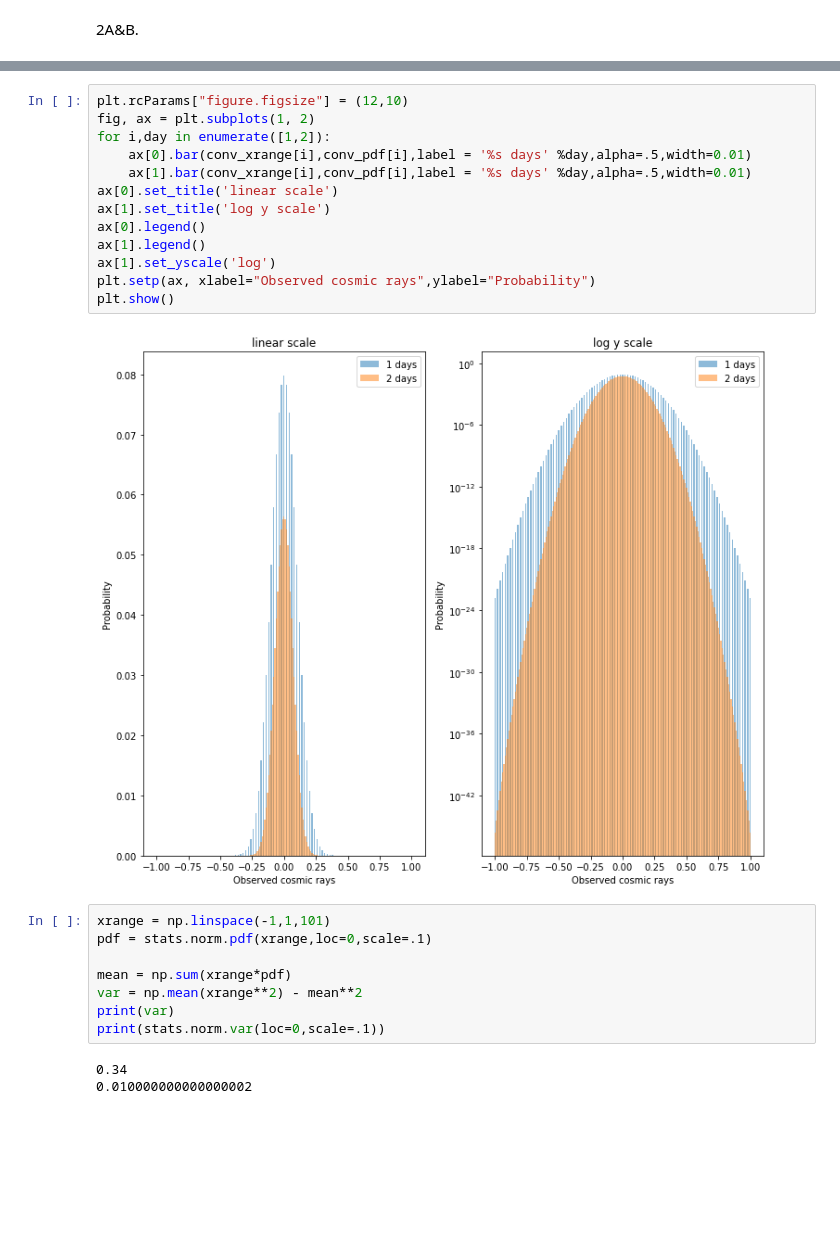
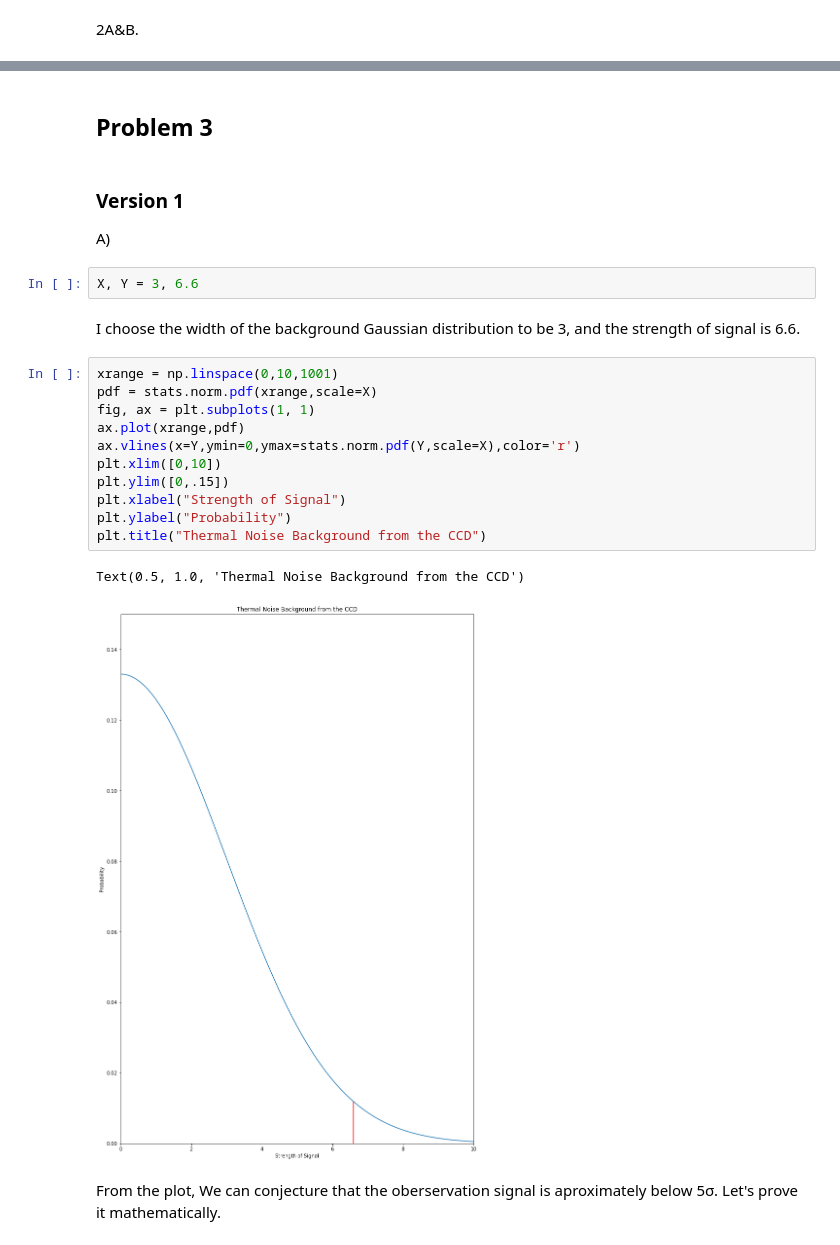
Before and after one commit to Noam-91/Advanced-Data-Analysis-Techniques-for-Large-Datasets, a Jupyter notebook: Lab#2.ipynb, the cells around one changed output, grey strips where cells are left out. Drawn from its saved outputs; the diff is of its cells as text; blank space fills up the shorter version.

```diff
--- a/Lab#2.ipynb
+++ b/Lab#2.ipynb
@@ -159,26 +160,26 @@ conv_xrange,conv_pdf = _conv(xrange,1,pdf,[1,2])
-# %%
-plt.rcParams["figure.figsize"] = (12,10)
-fig, ax = plt.subplots(1, 2)
-for i,day in enumerate([1,2]):
-    ax[0].bar(conv_xrange[i],conv_pdf[i],label = '%s days' %day,alpha=.5,width=0.01)
-    ax[1].bar(conv_xrange[i],conv_pdf[i],label = '%s days' %day,alpha=.5,width=0.01)
-ax[0].set_title('linear scale')
-ax[1].set_title('log y scale')
-ax[0].legend()
-ax[1].legend()
-ax[1].set_yscale('log')
-plt.setp(ax, xlabel="Observed cosmic rays",ylabel="Probability")
-plt.show()
-# %% [output]
-[figure, removed]
-# %%
-xrange = np.linspace(-1,1,101)
-pdf = stats.norm.pdf(xrange,loc=0,scale=.1)
-
-mean = np.sum(xrange*pdf)
-var = np.mean(xrange**2) - mean**2
-print(var)
-print(stats.norm.var(loc=0,scale=.1))
-# %% [output]
-0.34
-0.010000000000000002
+# %% [markdown]
+## Problem 3
+# %% [markdown]
+### Version 1
+
+A)
+# %%
+X, Y = 3, 6.6
+# %% [markdown]
+I choose the width of the background Gaussian distribution to be 3, and the strength of signal is 6.6.
+# %%
+xrange = np.linspace(0,10,1001)
+pdf = stats.norm.pdf(xrange,scale=X)
+fig, ax = plt.subplots(1, 1)
+ax.plot(xrange,pdf)
+ax.vlines(x=Y,ymin=0,ymax=stats.norm.pdf(Y,scale=X),color='r')
+plt.xlim([0,10])
+plt.ylim([0,.15])
+plt.xlabel("Strength of Signal")
+plt.ylabel("Probability")
+plt.title("Thermal Noise Background from the CCD")
+# %% [output]
+Text(0.5, 1.0, 'Thermal Noise Background from the CCD')
+[figure, added]
+# %% [markdown]
+From the plot, We can conjecture that the oberservation signal is aproximately below 5σ. Let's prove it mathematically.
```
Also changed, not shown: parts of 49 cells of this notebook.
